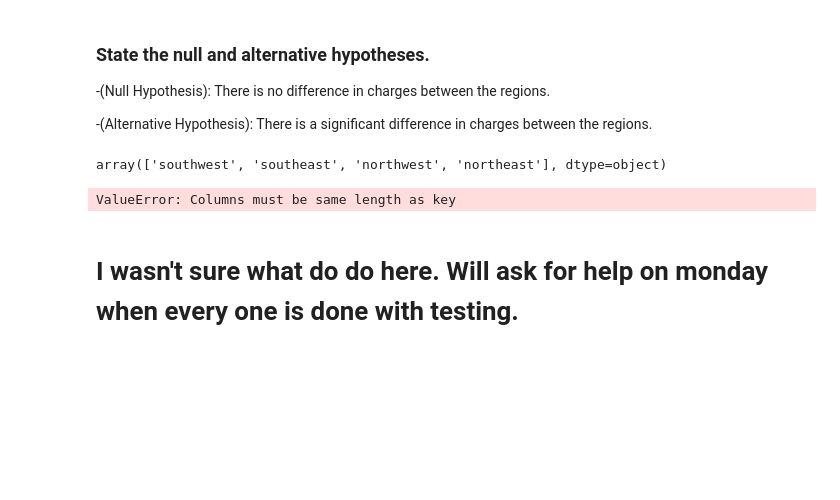
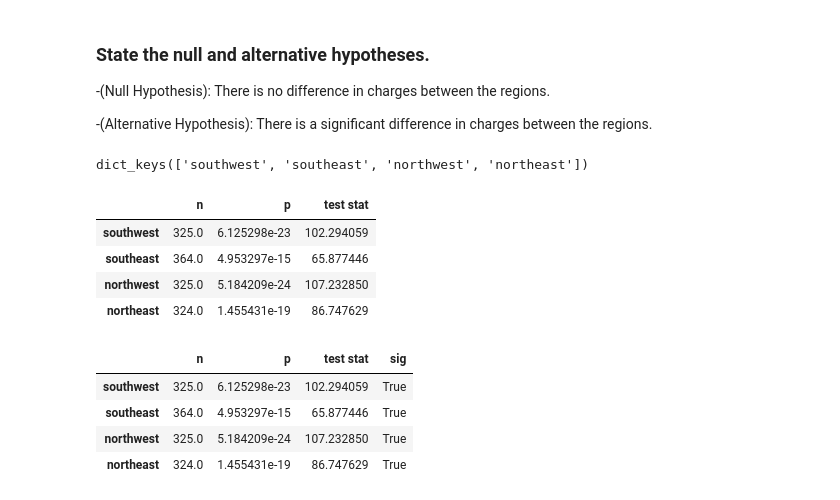
Before and after one commit to Luz-Dobbins/Hypothesis-Testing-with-Insurance-Data--Core-, a Jupyter notebook: (Core) Hypothesis Testing with Insurance Data.ipynb, the cells around one changed output. Cells and saved outputs as stored; diff of their text form; code cells hidden in the pictures; blank space fills up the shorter version.

```diff
--- a/(Core) Hypothesis Testing with Insurance Data.ipynb
+++ b/(Core) Hypothesis Testing with Insurance Data.ipynb
@@ -310,16 +310,34 @@ True
  -(Null Hypothesis): There is no difference in charges between the regions.
 
  -(Alternative Hypothesis): There is a significant difference in charges between the regions.
-# %%
-df['region'].unique()
-# %% [output]
-array(['southwest', 'southeast', 'northwest', 'northeast'], dtype=object)
+# %%
+## Create groups dictionary.
+groups = {}
+## Loop through all unique categories
+for i in df['region'].unique():
+    ## Get series for group and rename
+    data = df.loc[df['region']==i,'charges'].copy()
+
+    # save into the dictionary
+    groups[i] = data
+groups.keys()
+# %% [output]
+dict_keys(['southwest', 'southeast', 'northwest', 'northeast'])
 # %%
-## save the 4 new columns into the dataframe and delte the region
-df[['southwest','southeast','northwest','northest']] = df['region'].str.split(',',expand=True)
-df = df.drop(columns=['region'])
-df.head(2)
+## Running normal test on each group and confirming there are >20 in each group
+norm_results = {}
+for i, data in groups.items():
+    stat, p = stats.normaltest(data)
+    ## save the p val, test statistic, and the size of the group
+    norm_results[i] = {'n': len(data),
+                             'p':p,
+                             'test stat':stat,}
+## convert to a dataframe
+norm_results_df = pd.DataFrame(norm_results).T
+norm_results_df
 # %% [output]
-ValueError: Columns must be same length as key
+|  | n | p | test stat |
+| southwest | 325.0 | 6.125298e-23 | 102.294059 |
+| southeast | 364.0 | 4.953297e-15 | 65.877446 |
+| northwest | 325.0 | 5.184209e-24 | 107.232850 |
+| northeast | 324.0 | 1.455431e-19 | 86.747629 |
-# %% [markdown]
-# I wasn't sure what do do here. Will ask for help on monday when every one is done with testing.
@@ -329,0 +344,10 @@ df
+# %%
+### checking sig with pandas
+norm_results_df['sig'] = norm_results_df['p'] < .05
+norm_results_df
+# %% [output]
+|  | n | p | test stat | sig |
+| southwest | 325.0 | 6.125298e-23 | 102.294059 | True |
+| southeast | 364.0 | 4.953297e-15 | 65.877446 | True |
+| northwest | 325.0 | 5.184209e-24 | 107.232850 | True |
+| northeast | 324.0 | 1.455431e-19 | 86.747629 | True |
```
Also changed, not shown: parts of 14 cells of this notebook.
